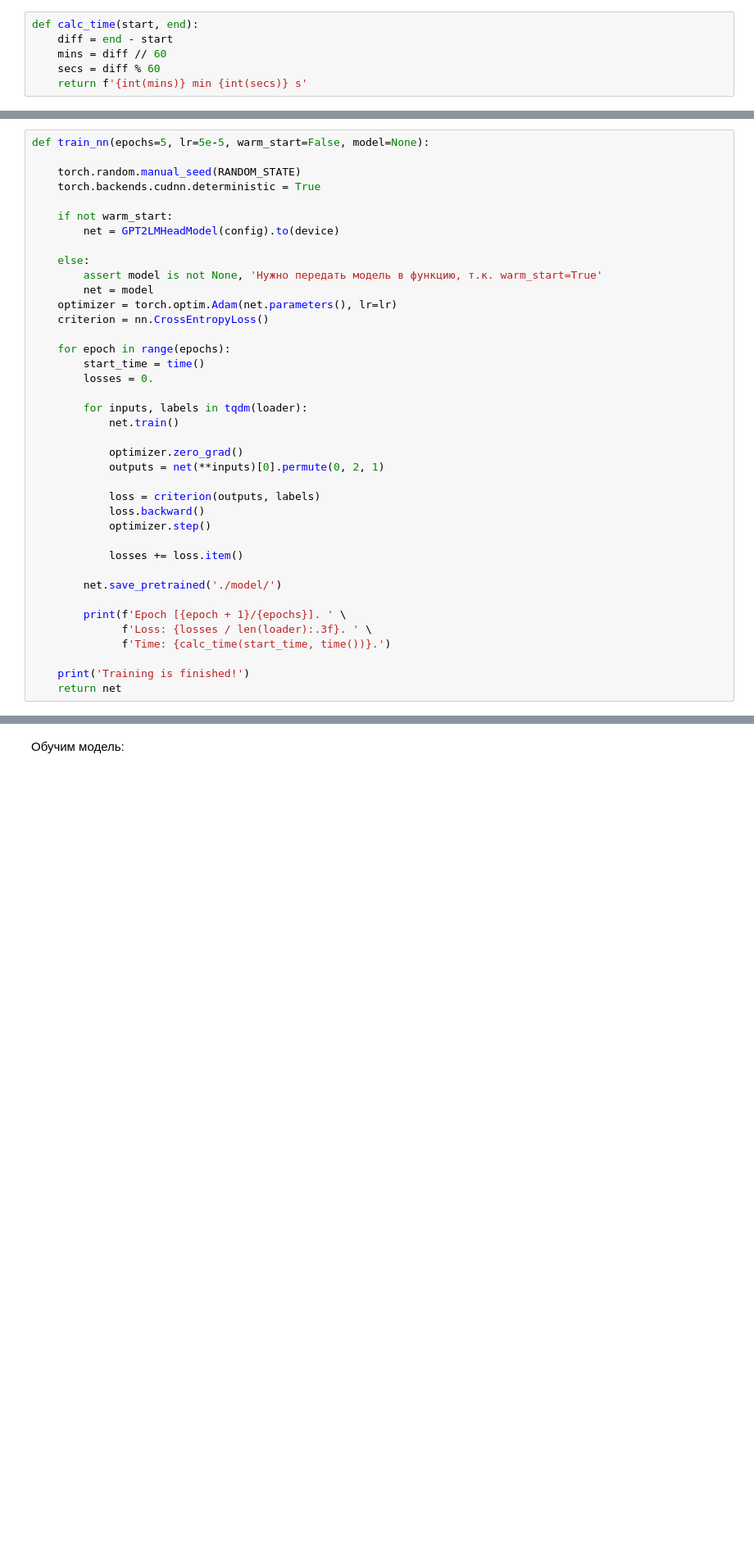
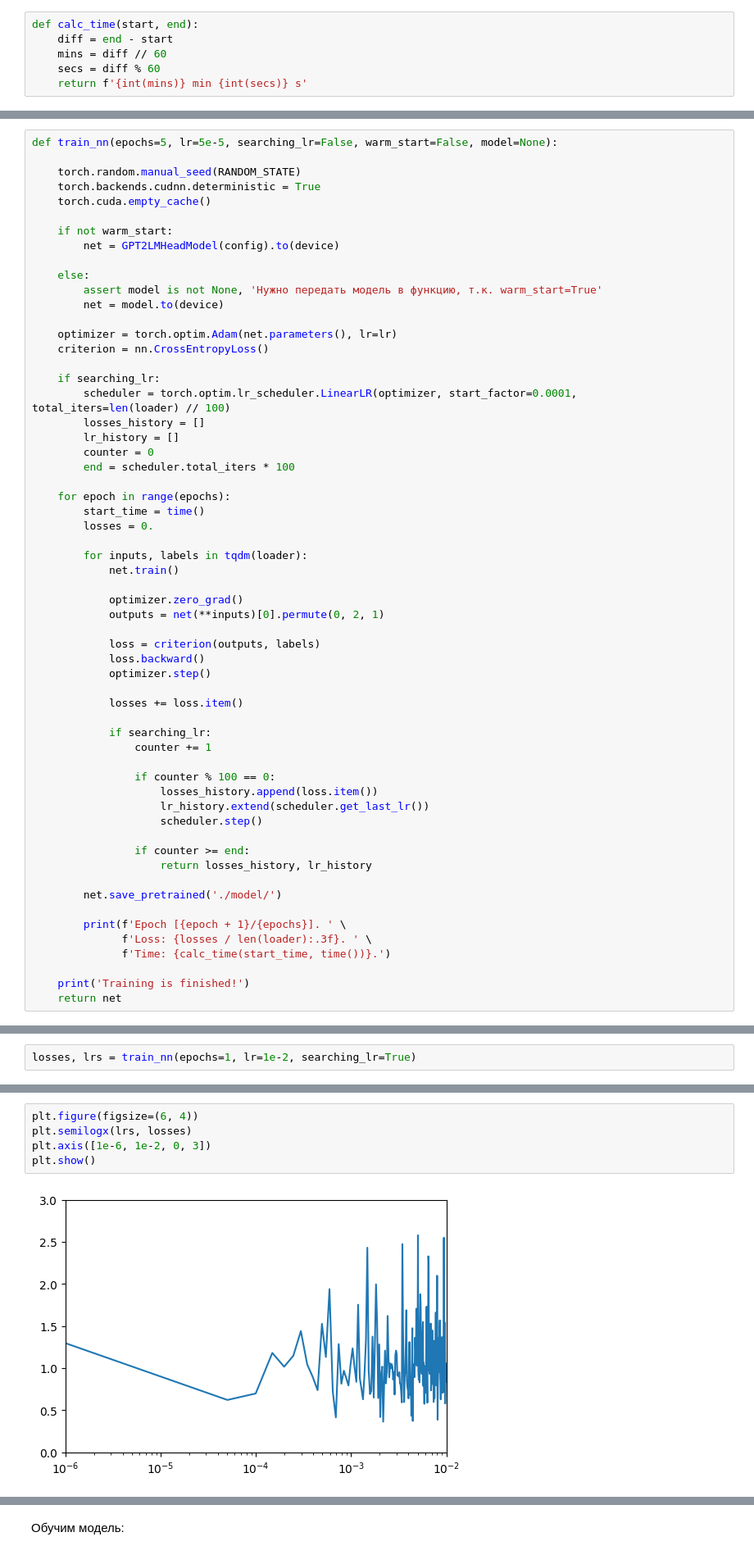
Before and after one commit to mikhail-rozov/nlp-course, a Jupyter notebook: Lesson_14/Lesson_14_task_1.ipynb, the cells around one changed output, grey strips where cells are left out. Shown: that part at 82% size. Cells and saved outputs as stored; diff of their text form; blank space fills up the shorter version.

Commit message:
added optimal lr search, updated comments, conclusion

```diff
--- a/Lesson_14/Lesson_14_task_1.ipynb
+++ b/Lesson_14/Lesson_14_task_1.ipynb
@@ -327,17 +338,26 @@ def calc_time(start, end):
 # %%
-def train_nn(epochs=5, lr=5e-5, warm_start=False, model=None):
+def train_nn(epochs=5, lr=5e-5, searching_lr=False, warm_start=False, model=None):
 
     torch.random.manual_seed(RANDOM_STATE)
     torch.backends.cudnn.deterministic = True
+    torch.cuda.empty_cache()
 
     if not warm_start:
         net = GPT2LMHeadModel(config).to(device)
 
     else:
         assert model is not None, 'Нужно передать модель в функцию, т.к. warm_start=True'
-        net = model
+        net = model.to(device)
+
     optimizer = torch.optim.Adam(net.parameters(), lr=lr)
     criterion = nn.CrossEntropyLoss()
+
+    if searching_lr:
+        scheduler = torch.optim.lr_scheduler.LinearLR(optimizer, start_factor=0.0001, total_iters=len(loader) // 100)
+        losses_history = []
+        lr_history = []
+        counter = 0
+        end = scheduler.total_iters * 100
 
     for epoch in range(epochs):
         start_time = time()
@@ -355,6 +375,17 @@ def train_nn(epochs=5, lr=5e-5, warm_start=False, model=None):
 
             losses += loss.item()
 
+            if searching_lr:
+                counter += 1
+
+                if counter % 100 == 0:
+                    losses_history.append(loss.item())
+                    lr_history.extend(scheduler.get_last_lr())
+                    scheduler.step()
+
+                if counter >= end:
+                    return losses_history, lr_history
+
         net.save_pretrained('./model/')
 
         print(f'Epoch [{epoch + 1}/{epochs}]. ' \
@@ -365,0 +399,2 @@ def train_nn(epochs=5, lr=5e-5, warm_start=False, model=None):
+# %%
+losses, lrs = train_nn(epochs=1, lr=1e-2, searching_lr=True)
@@ -365,0 +403,7 @@ def train_nn(epochs=5, lr=5e-5, warm_start=False, model=None):
+# %%
+plt.figure(figsize=(6, 4))
+plt.semilogx(lrs, losses)
+plt.axis([1e-6, 1e-2, 0, 3])
+plt.show()
+# %% [output]
+[figure, added]
```
Also changed, not shown: parts of 25 cells of this notebook.
